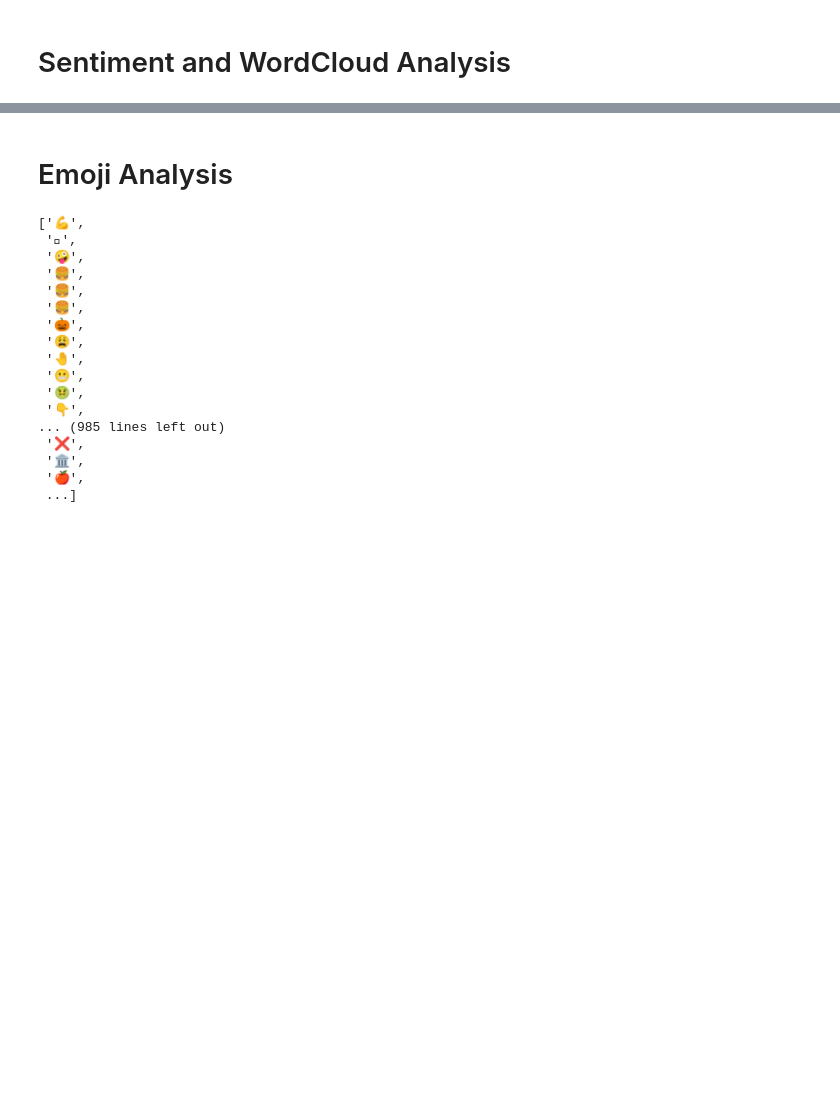
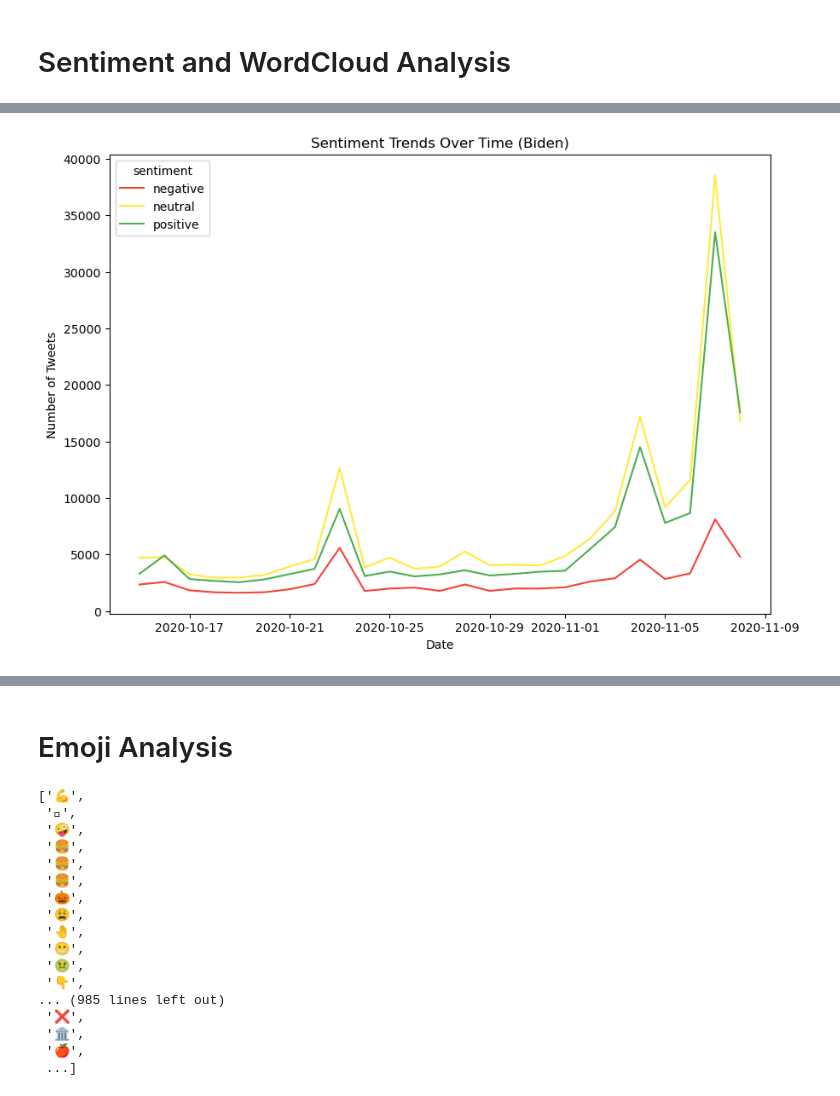
Before and after one commit to renatovfreitas/DataCircle_Twitter_Project, a Jupyter notebook: Data_Manipulation.ipynb, the cells around one changed output, grey strips where cells are left out. Saved outputs shown, nothing was run; the diff lists cells and outputs as text; code cells hidden in the pictures; blank space fills up the shorter version.

```diff
--- a/Data_Manipulation.ipynb
+++ b/Data_Manipulation.ipynb
@@ -191,0 +133,20 @@ plt.axis('off')
+# %%
+biden_df = twitter_df[twitter_df['candidate']=='biden']
+trump_df = twitter_df[twitter_df['candidate']=='trump']
+# %%
+# Create a column with date only (without time)
+twitter_df["created_at_date"] = twitter_df["created_at"].dt.date
+
+# Group by date and sentiment for both datasets
+biden_sentiment_over_time = biden_df.groupby(['created_at_date', 'sentiment']).size().unstack(fill_value=0)
+# Group by date and sentiment for both datasets
+trump_sentiment_over_time = trump_df.groupby(['created_at_date', 'sentiment']).size().unstack(fill_value=0)
+# %%
+# Plot sentiment trends for Biden
+biden_sentiment_over_time.plot(kind='line', figsize=(10, 7), color=['#f44336', '#ffeb3b', '#4caf50'])
+plt.title('Sentiment Trends Over Time (Biden)')
+plt.xlabel('Date')
+plt.ylabel('Number of Tweets')
+plt.show()
+# %% [output]
+[figure, added]
```
Also changed, not shown: parts of 45 cells of this notebook, 1 other file.
